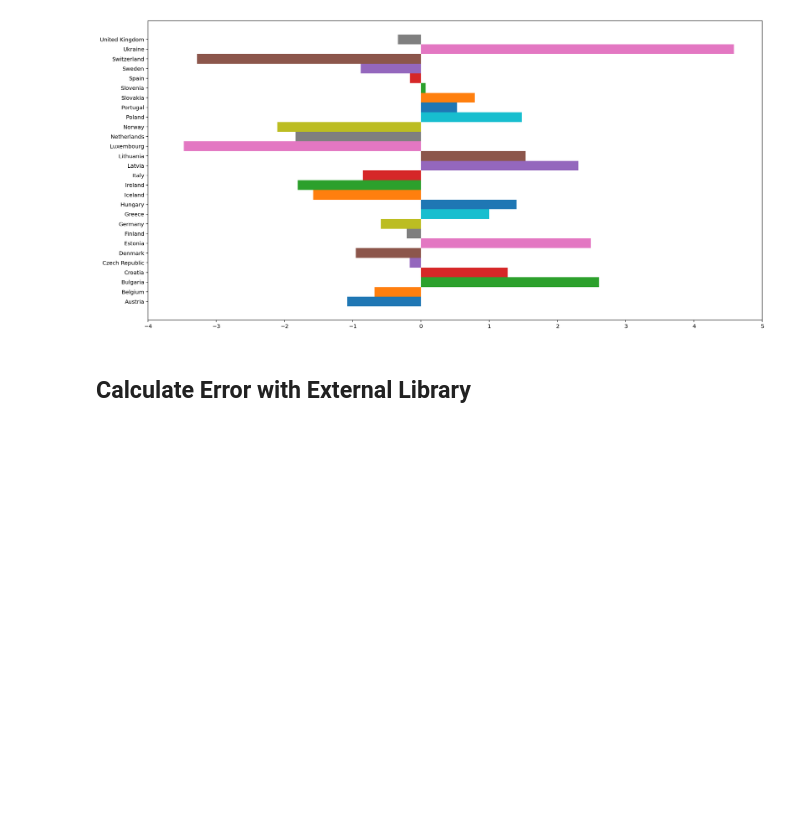
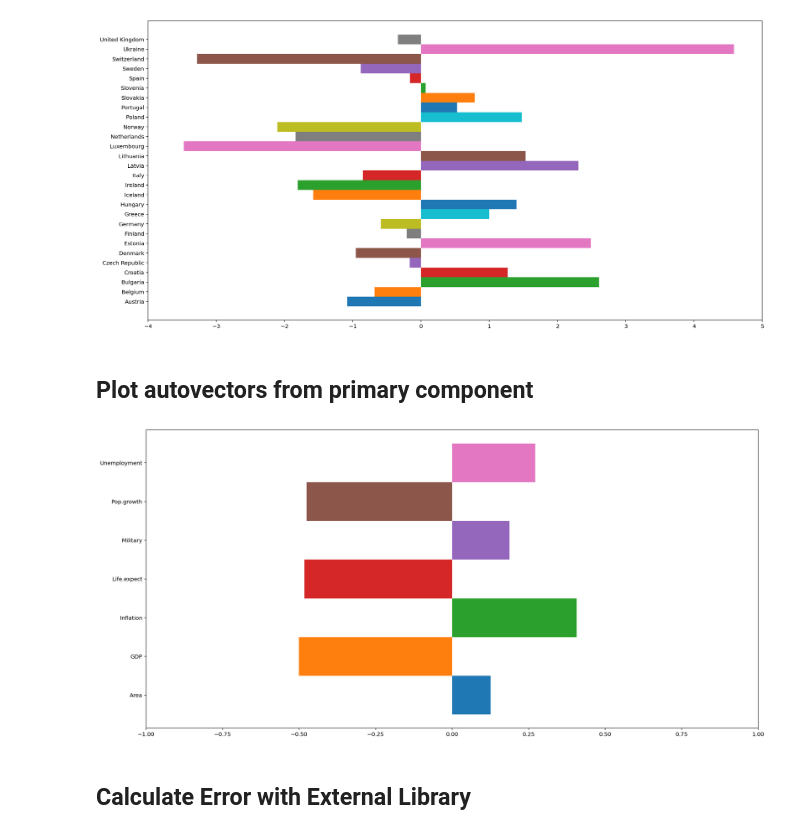
Before and after one commit to rcatalan98/sia-tp, a Jupyter notebook: tp-4/ej1/Oja.ipynb, the cells around one changed output. Drawn from its saved outputs; the diff is of its cells as text; code cells hidden in the pictures; blank space fills up the shorter version.

```diff
--- a/tp-4/ej1/Oja.ipynb
+++ b/tp-4/ej1/Oja.ipynb
@@ -56,6 +60,12 @@ data = np.matmul(oja.values,pca_oja)
 draw_pc1(data,countries)
 # %% [output]
 [figure]
+# %% [markdown]
+## Plot autovectors from primary component
+# %%
+draw_autovectors(pca_oja,headers)
+# %% [output]
+[figure, added]
 # %% [markdown]
 ## Calculate Error with External Library
 # %%
```
Also changed, not shown: parts of 2 cells of this notebook, 1 other file.
